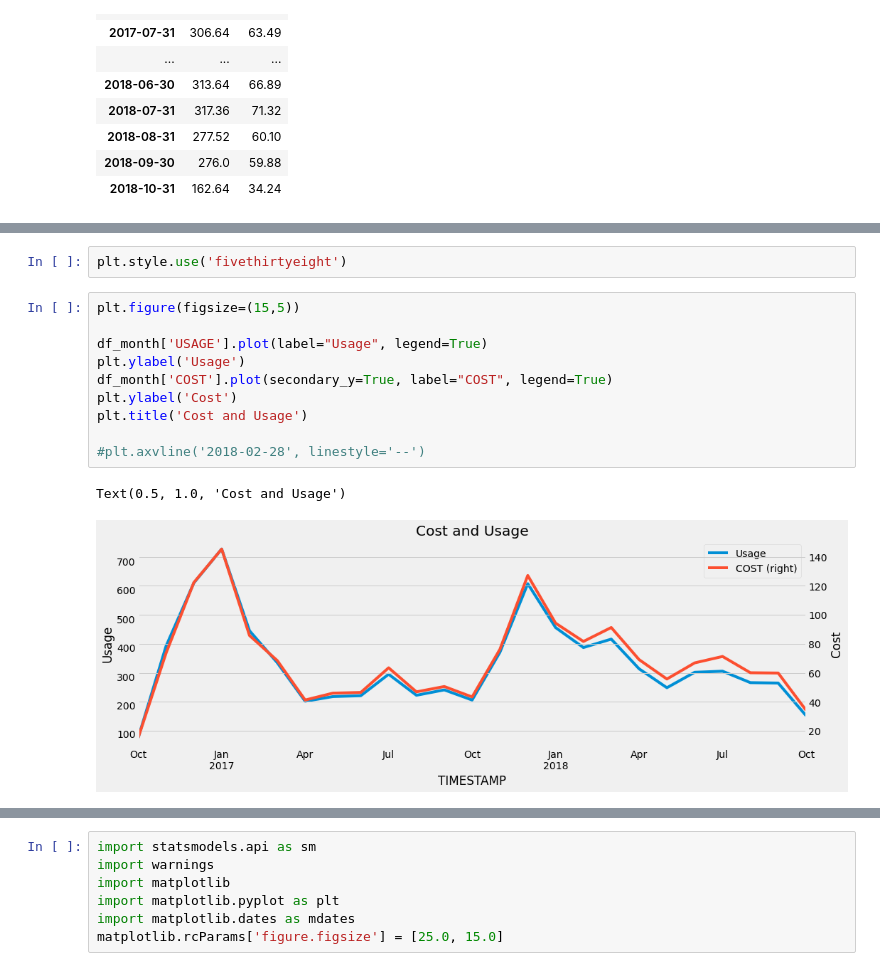
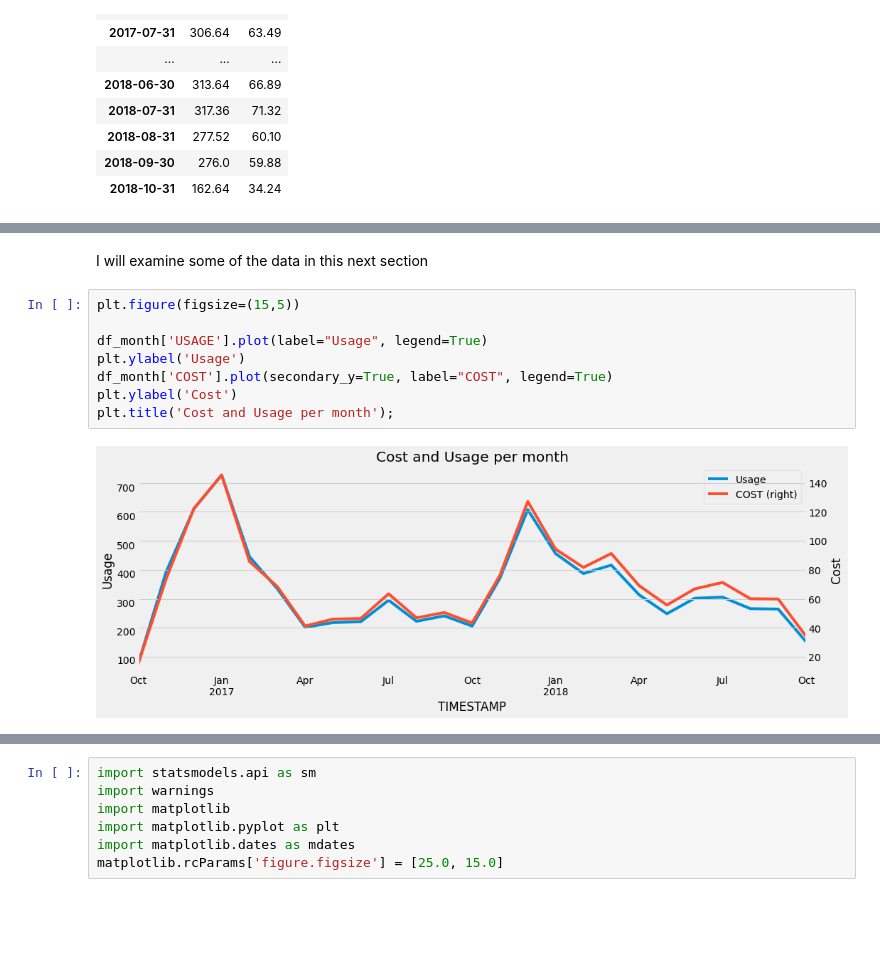
Before and after one commit to dblilienthal/Energy-Forcasting, a Jupyter notebook: Household Energy Modeling.ipynb, the cells around one changed output, grey strips where cells are left out. Drawn from its saved outputs; the diff is of its cells as text; blank space fills up the shorter version.

Commit message:
Added more comments and cleaned up some sections. Still more work is needed

```diff
--- a/Household Energy Modeling.ipynb
+++ b/Household Energy Modeling.ipynb
@@ -229,15 +186,12 @@ print(plt.style.available)
-# %%
-plt.style.use('fivethirtyeight')
+# %% [markdown]
+I will examine some of the data in this next section
 # %%
 plt.figure(figsize=(15,5))
 
 df_month['USAGE'].plot(label="Usage", legend=True)
 plt.ylabel('Usage')
 df_month['COST'].plot(secondary_y=True, label="COST", legend=True)
 plt.ylabel('Cost')
-plt.title('Cost and Usage')
-
-#plt.axvline('2018-02-28', linestyle='--')
+plt.title('Cost and Usage per month');
 # %% [output]
-Text(0.5, 1.0, 'Cost and Usage')
-[figure, old version]
+[figure, new version]
```
Also changed, not shown: parts of 28 cells of this notebook.
